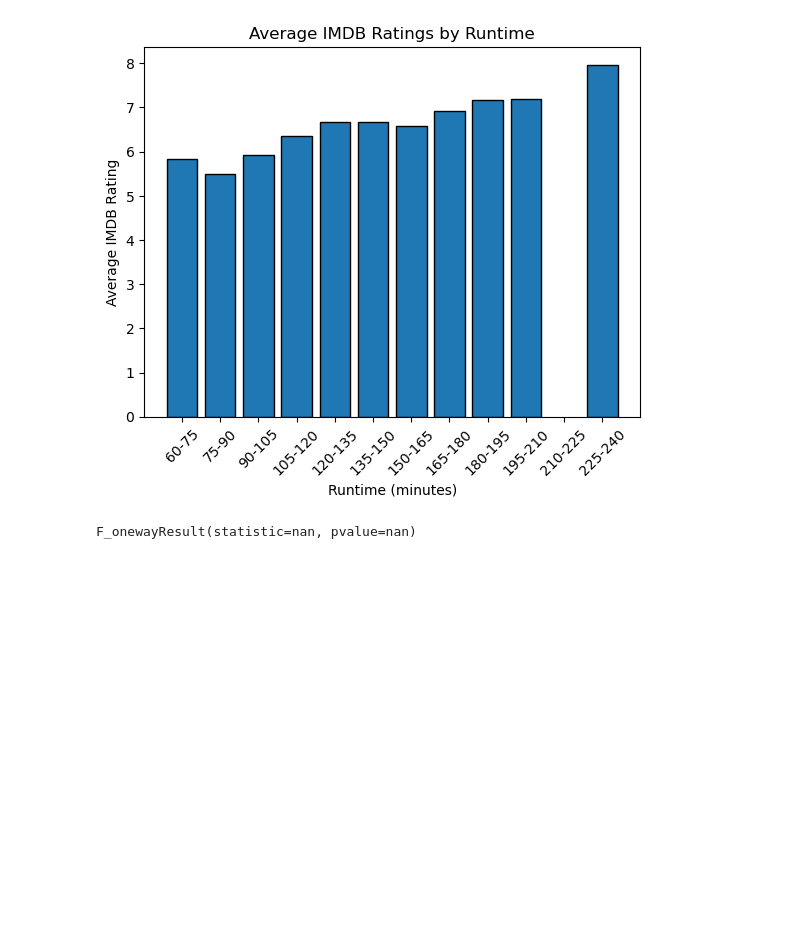
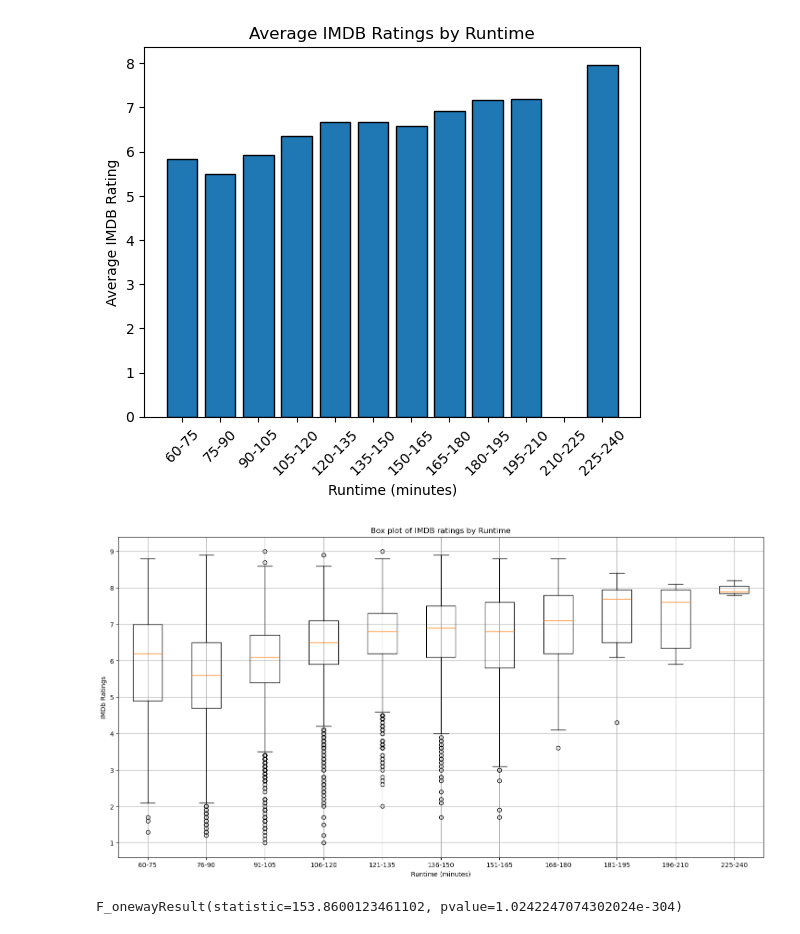
Before and after one commit to donoh160/project1_movieratings, a Jupyter notebook: zach_code.ipynb, the cells around one changed output. Saved outputs shown, nothing was run; the diff lists cells and outputs as text; code cells hidden in the pictures; blank space fills up the shorter version.

```diff
--- a/zach_code.ipynb
+++ b/zach_code.ipynb
@@ -122,17 +192,55 @@ See the caveats in the documentation: https://pandas.pydata.org/pandas-docs/stab
 # %%
-#Extract groups by Runtime and IMDB rating
-group0 = cleaned_movie[(cleaned_movie['Runtime'] >= 60) & (cleaned_movie['Runtime'] <= 75)]['imdbRating'].mean()
-group1 = cleaned_movie[(cleaned_movie['Runtime'] >=76) & (cleaned_movie['Runtime'] <= 90)]['imdbRating'].mean()
-group2 = cleaned_movie[(cleaned_movie['Runtime'] >=91) & (cleaned_movie['Runtime']<= 105)]['imdbRating'].mean()
-group3 = cleaned_movie[(cleaned_movie['Runtime'] >=106) & (cleaned_movie['Runtime']<= 120)]['imdbRating'].mean()
-group4 = cleaned_movie[(cleaned_movie['Runtime'] >=121) & (cleaned_movie['Runtime']<= 135)]['imdbRating'].mean()
-group5 = cleaned_movie[(cleaned_movie['Runtime'] >=136) & (cleaned_movie['Runtime']<= 150)]['imdbRating'].mean()
-group6 = cleaned_movie[(cleaned_movie['Runtime'] >=151) & (cleaned_movie['Runtime']<= 165)]['imdbRating'].mean()
-group7 = cleaned_movie[(cleaned_movie['Runtime'] >=166) & (cleaned_movie['Runtime']<= 180)]['imdbRating'].mean()
-group8 = cleaned_movie[(cleaned_movie['Runtime'] >=181) & (cleaned_movie['Runtime']<= 195)]['imdbRating'].mean()
-group9 = cleaned_movie[(cleaned_movie['Runtime'] >=196) & (cleaned_movie['Runtime']<= 210)]['imdbRating'].mean()
-group10 = cleaned_movie[(cleaned_movie['Runtime'] >=225) & (cleaned_movie['Runtime']<= 240)]['imdbRating'].mean()
+#separate movies into groups by runtime
+runtime_0 = cleaned_movie[(cleaned_movie['Runtime'] >= 60) & (cleaned_movie['Runtime'] <= 75)]
+runtime_1 = cleaned_movie[(cleaned_movie['Runtime'] >=76) & (cleaned_movie['Runtime'] <= 90)]
+runtime_2 = cleaned_movie[(cleaned_movie['Runtime'] >=91) & (cleaned_movie['Runtime']<= 105)]
+runtime_3 = cleaned_movie[(cleaned_movie['Runtime'] >=106) & (cleaned_movie['Runtime']<= 120)]
+runtime_4 = cleaned_movie[(cleaned_movie['Runtime'] >=121) & (cleaned_movie['Runtime']<= 135)]
+runtime_5 = cleaned_movie[(cleaned_movie['Runtime'] >=136) & (cleaned_movie['Runtime']<= 150)]
+runtime_6 = cleaned_movie[(cleaned_movie['Runtime'] >=151) & (cleaned_movie['Runtime']<= 165)]
+runtime_7 = cleaned_movie[(cleaned_movie['Runtime'] >=166) & (cleaned_movie['Runtime']<= 180)]
+runtime_8 = cleaned_movie[(cleaned_movie['Runtime'] >=181) & (cleaned_movie['Runtime']<= 195)]
+runtime_9 = cleaned_movie[(cleaned_movie['Runtime'] >=196) & (cleaned_movie['Runtime']<= 210)]
+runtime_10 = cleaned_movie[(cleaned_movie['Runtime'] >=225) & (cleaned_movie['Runtime']<= 240)]
 
-stats.f_oneway(group0, group1, group2, group3, group4, group5, group6, group7, group8, group9, group10)
+#grab IMDB Rating for all movies in each runtime group, drop NaN ratings
+group0 = runtime_0['imdbRating'].dropna()
+group1 = runtime_1['imdbRating'].dropna()
+group2 = runtime_2['imdbRating'].dropna()
+group3 = runtime_3['imdbRating'].dropna()
+group4 = runtime_4['imdbRating'].dropna()
+group5 = runtime_5['imdbRating'].dropna()
+group6 = runtime_6['imdbRating'].dropna()
+group7 = runtime_7['imdbRating'].dropna()
+group8 = runtime_8['imdbRating'].dropna()
+group9 = runtime_9['imdbRating'].dropna()
+group10 = runtime_10['imdbRating'].dropna()
+
+#put all groups into one list
+ratings_groups = [
+    group0,
+    group1,
+    group2,
+    group3,
+    group4,
+    group5,
+    group6,
+    group7,
+    group8,
+    group9,
+    group10
+]
+#create boxplot
+plt.figure(figsize=(18,9))
+plt.boxplot(ratings_groups, labels=[
+    '60-75', '76-90', '91-105', '106-120',
+    '121-135', '136-150', '151-165', '166-180',
+    '181-195', '196-210', '225-240'
+])
+plt.title('Box plot of IMDB ratings by Runtime')
+plt.xlabel('Runtime (minutes)')
+plt.ylabel('IMDb Ratings')
+plt.grid(True)
+plt.show()
 # %% [output]
-F_onewayResult(statistic=nan, pvalue=nan)
+[figure, added]
@@ -140,0 +247,5 @@ stats.f_oneway(group0, group1, group2, group3, group4, group5, group6, group7, g
+# %%
+#run ANOVA test at p_value .05
+stats.f_oneway(group0, group1, group2, group3, group4, group5, group6, group7, group8, group9, group10)
+# %% [output]
+F_onewayResult(statistic=153.8600123461102, pvalue=1.0242247074302024e-304)
```
Also changed, not shown: parts of 17 cells of this notebook.
